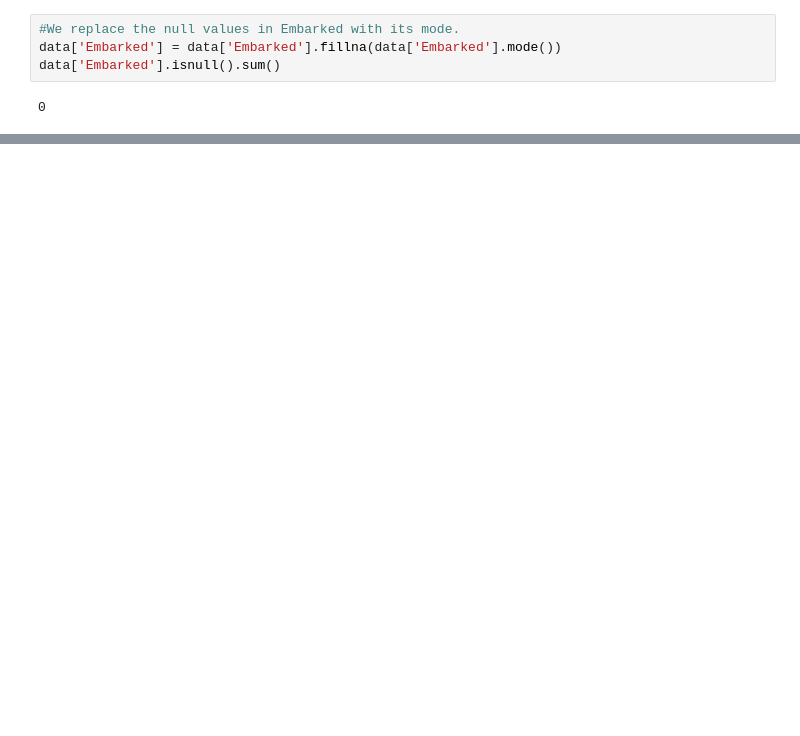
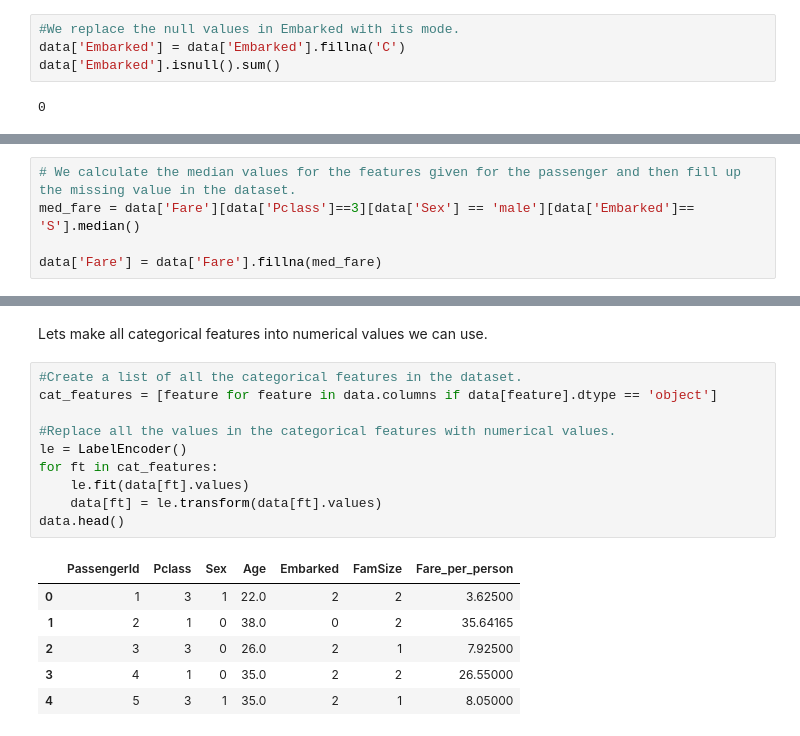
Before and after one commit to joelaniado/Titanic_Logistic_Regression, a Jupyter notebook: Titanic_model_classification.ipynb, the cells around one changed output, grey strips where cells are left out. Drawn from its saved outputs; the diff is of its cells as text; blank space fills up the shorter version.

```diff
--- a/Titanic_model_classification.ipynb
+++ b/Titanic_model_classification.ipynb
@@ -248,7 +246,7 @@ data['Age'].isnull().sum()
 0
 # %%
 #We replace the null values in Embarked with its mode.
-data['Embarked'] = data['Embarked'].fillna(data['Embarked'].mode())
+data['Embarked'] = data['Embarked'].fillna('C')
 data['Embarked'].isnull().sum()
 # %% [output]
 0
@@ -255,3 +259,8 @@ data['Embarked'].isnull().sum()
+# %%
+# We calculate the median values for the features given for the passenger and then fill up the missing value in the dataset.
+med_fare = data['Fare'][data['Pclass']==3][data['Sex'] == 'male'][data['Embarked']== 'S'].median()
+
+data['Fare'] = data['Fare'].fillna(med_fare)
 # %%
 #We are going to drop the cabin feature due to its high amount of missing values.
 data.drop('Cabin', axis=1, inplace=True)
@@ -265,0 +309,19 @@ data.head()
+# %% [markdown]
+Lets make all categorical features into numerical values we can use.
+# %%
+#Create a list of all the categorical features in the dataset.
+cat_features = [feature for feature in data.columns if data[feature].dtype == 'object']
+
+#Replace all the values in the categorical features with numerical values.
+le = LabelEncoder()
+for ft in cat_features:
+    le.fit(data[ft].values)
+    data[ft] = le.transform(data[ft].values)
+data.head()
+# %% [output]
+|  | PassengerId | Pclass | Sex | Age | Embarked | FamSize | Fare_per_person |
+| 0 | 1 | 3 | 1 | 22.0 | 2 | 2 | 3.62500 |
+| 1 | 2 | 1 | 0 | 38.0 | 0 | 2 | 35.64165 |
+| 2 | 3 | 3 | 0 | 26.0 | 2 | 1 | 7.92500 |
+| 3 | 4 | 1 | 0 | 35.0 | 2 | 2 | 26.55000 |
+| 4 | 5 | 3 | 1 | 35.0 | 2 | 1 | 8.05000 |
```
Also changed, not shown: parts of 22 cells of this notebook, 1 other file.
